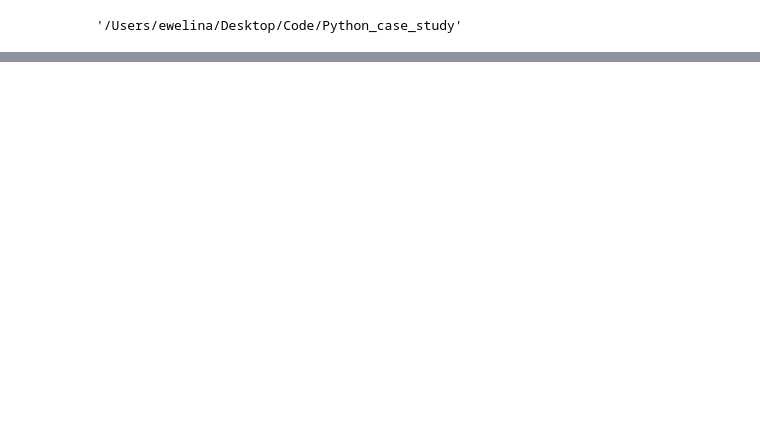
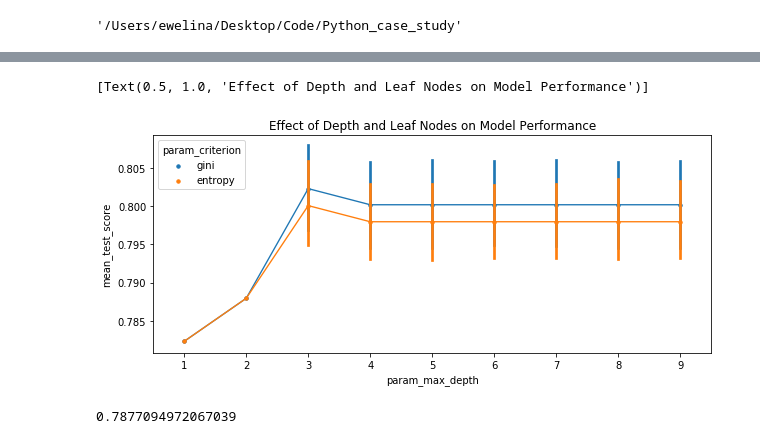
Before and after one commit to ewelinasarnacka/Python_case_study, a Jupyter notebook: case_study_08_decision_trees_reg_titanic.ipynb, the cells around one changed output, grey strips where cells are left out. Cells and saved outputs as stored; diff of their text form; code cells hidden in the pictures; blank space fills up the shorter version.

```diff
--- a/case_study_08_decision_trees_reg_titanic.ipynb
+++ b/case_study_08_decision_trees_reg_titanic.ipynb
@@ -45,0 +533,13 @@ train.head(3)
+# %%
+from sklearn.model_selection import cross_val_score
+from sklearn import tree
+from sklearn.model_selection import GridSearchCV
+from sklearn.model_selection import train_test_split
+
+y = train['Survived']
+x = train.drop(['Survived'], axis=1)
+
+y = pd.get_dummies(y)
+x = pd.get_dummies(x)
+
+X_train, X_test, y_train, y_test = train_test_split(x, y, test_size=0.2, random_state=2)
@@ -45,0 +553,16 @@ train.head(3)
+# %%
+parameters = {'criterion':('gini', 'entropy'),
+              'min_samples_split':[10, 15],
+              'max_depth': np.arange(1, 10),
+              #'class_weight':('balanced', None),
+              'min_samples_leaf': [20, 40, 100],
+              'max_leaf_nodes': [3, 5, 10, 50]
+             }
+# %%
+tr = tree.DecisionTreeClassifier()
+
+gsearch = GridSearchCV(tr, parameters, cv=5)
+gsearch.fit(X_train, y_train)
+model = gsearch.best_estimator_
+model
+#model.fit(X_train, y_train)
@@ -45,0 +586,3 @@ train.head(3)
+# %%
+df = pd.DataFrame(data=gsearch.cv_results_)
+df.head(3)
@@ -45,0 +594,19 @@ train.head(3)
+# %%
+fig,ax = plt.subplots(figsize=(10,4))
+sns.pointplot(data=df[['mean_test_score',
+                       'param_criterion',
+                       'param_max_depth']],
+              y='mean_test_score',
+              x='param_max_depth',
+              hue='param_criterion',
+              ax=ax,
+              scale = 0.5)
+ax.set(title="Effect of Depth and Leaf Nodes on Model Performance")
+# %% [output]
+[Text(0.5, 1.0, 'Effect of Depth and Leaf Nodes on Model Performance')]
+[figure, added]
+# %%
+score = model.score(X_test, y_test)
+score
+# %% [output]
+0.7877094972067039
```
Also changed, not shown: parts of 81 cells of this notebook.
